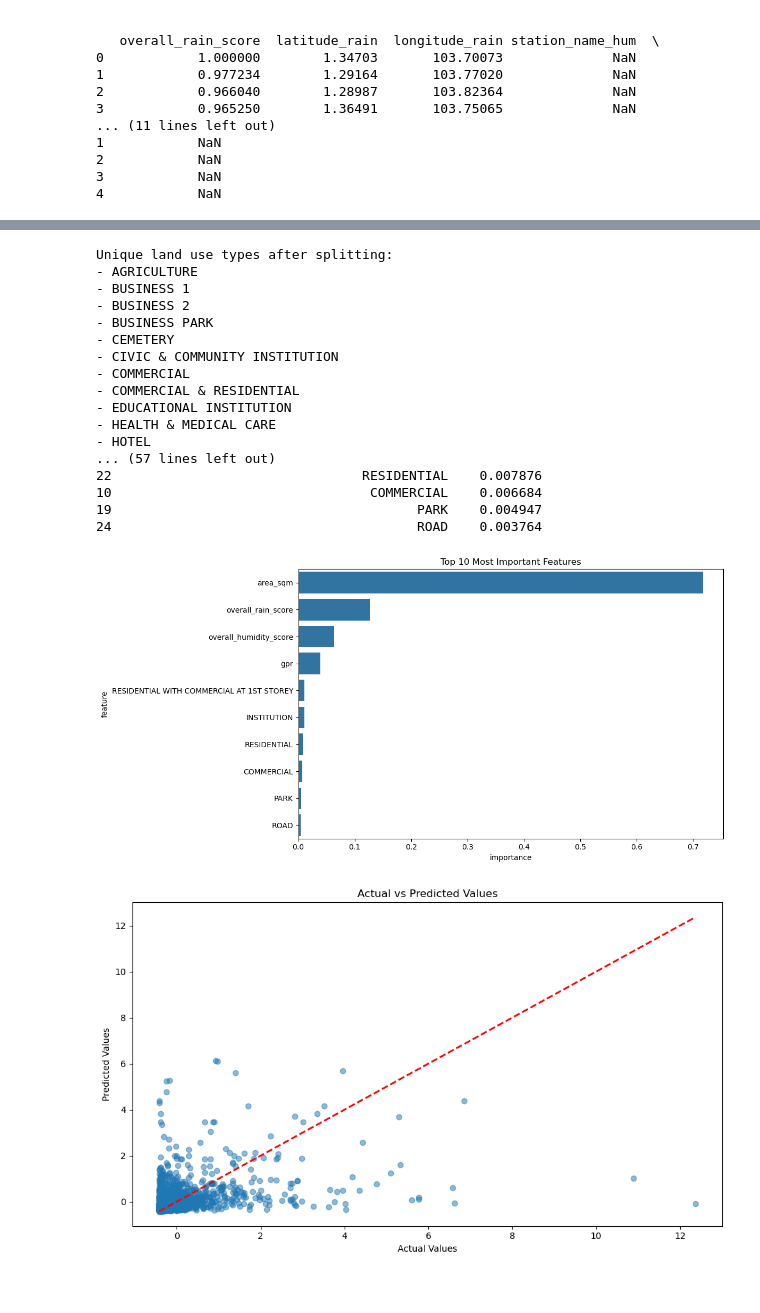
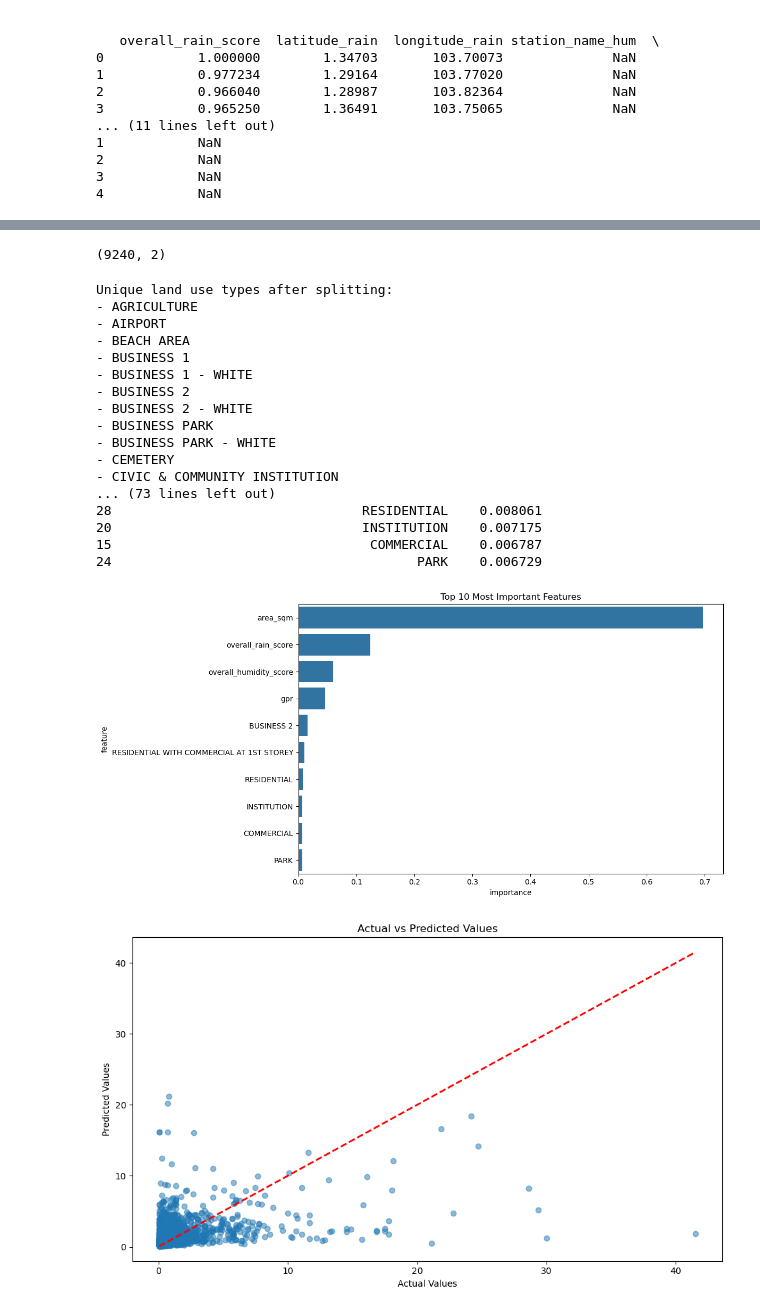
Before and after one commit to rongrongrr/IRS-PM-2025-01-11-AIS07PT-Team_Dengue-Dengue_Outbreak_Prediction_System, a Jupyter notebook: prediction_model/DenguePredication.ipynb, the cells around one changed output, grey strips where cells are left out. Cells and saved outputs as stored; diff of their text form; code cells hidden in the pictures.

```diff
--- a/prediction_model/DenguePredication.ipynb
+++ b/prediction_model/DenguePredication.ipynb
@@ -436,7 +436,7 @@ dengue_by_postal.columns = ['postal_code', 'total_cases']
 merged_df = dengue_by_postal.merge(
     postal_landuse_mapping,
     on='postal_code',
-    how='left'
+    how='right'
 ).merge(
     land_use[['name', 'lu_desc', 'gpr', 'area_sqm']],
     left_on='landuse_name',
@@ -494,4 +494,8 @@ First 5 rows:
 4                0.381081        5.582876            0.607614
+# %%
+dengue_by_postal.shape
+# %% [output]
+(9240, 2)
 # %%
 import pandas as pd
 import numpy as np
@@ -503,14 +507,18 @@ import matplotlib.pyplot as plt
 import seaborn as sns
 
 # 1. Data Preprocessing
-def preprocess_data(df):
+import pandas as pd
+import numpy as np
+from sklearn.preprocessing import StandardScaler, MultiLabelBinarizer
+import pickle
+
+def preprocess_data(df, output_prefix='processed_dengue_data'):
     # Create a copy to avoid modifying original data
     processed_df = df.copy()
 
-    # Handle GPR values - convert 'EVA' to NaN and convert to float
+    # Handle GPR values
     processed_df['gpr'] = pd.to_numeric(processed_df['gpr'].replace(['EVA', 'NA', 'LND'], np.nan), errors='coerce')
-
-    # Fill missing values with median
+    processed_df['total_cases'] = processed_df['total_cases'].fillna(0)
     processed_df['gpr'] = processed_df['gpr'].fillna(processed_df['gpr'].median())
     processed_df['area_sqm'] = processed_df['area_sqm'].fillna(processed_df['area_sqm'].median())
     processed_df['overall_humidity_score'] = processed_df['overall_humidity_score'].fillna(processed_df['overall_humidity_score'].median())
@@ -522,41 +530,50 @@ def preprocess_data(df):
     processed_df[numerical_cols] = scaler.fit_transform(processed_df[numerical_cols])
 
     # Process lu_desc for multi-hot encoding
-    # Split descriptions containing "/" and strip whitespace
     def split_land_use(desc):
         return [d.strip() for d in desc.split('/')]
 
-    # Convert lu_desc to list of lists
     lu_desc_lists = processed_df['lu_desc'].apply(split_land_use)
-
-    # Multi-hot encode lu_desc
     mlb = MultiLabelBinarizer()
     lu_desc_encoded = mlb.fit_transform(lu_desc_lists)
-
-    # Create DataFrame with encoded values
     lu_desc_df = pd.DataFrame(lu_desc_encoded, columns=mlb.classes_)
 
-    # Print unique land use types after splitting
+    # Print land use info
     print("\nUnique land use types after splitting:")
     for col in sorted(lu_desc_df.columns):
         print(f"- {col}")
-
-    # Print count of each land use type
     print("\nCount of each land use type:")
     land_use_counts = lu_desc_df.sum().sort_values(ascending=False)
     print(land_use_counts)
 
     # Combine numerical and encoded categorical features
-    X = pd.concat([
-        processed_df[numerical_cols].drop('total_cases', axis=1),
-        lu_desc_df
+    X_all = pd.concat([
+        processed_df[numerical_cols].drop('total_cases', axis=1).reset_index(drop=True),
+        lu_desc_df.reset_index(drop=True)
     ], axis=1)
-    y = processed_df['total_cases']
+    # Put back postal code
+    X_all['postal_code'] = processed_df['postal_code'].reset_index(drop=True)
 
-    return X, y, scaler, mlb
+    y_all = processed_df['total_cases'].reset_index(drop=True)
+    combined_df_all = pd.concat([X_all, y_all], axis=1)
+
+    # Save combined DataFrame to pickle
+    combined_pickle_path = f"{output_prefix}_combined_all.pkl"
+    with open(combined_pickle_path, 'wb') as f:
+        pickle.dump(combined_df_all, f)
+    print(f"\nCombined DataFrame (all data) saved to: {combined_pickle_path}")
+
+    # Filter for total_cases > 0
+    positive_cases_df = combined_df_all[combined_df_all['total_cases'] > 0].copy()
+    X_filtered = positive_cases_df.drop(['total_cases', 'postal_code'], axis=1)
+    y_filtered = positive_cases_df['total_cases']
+
+    return X_filtered, y_filtered, scaler, mlb
+
 
 # 2. Model Training and Evaluation
 def train_and_evaluate_model(X, y):
+
     # Split the data
     X_train, X_test, y_train, y_test = train_test_split(X, y, test_size=0.2, random_state=42)
 
@@ -596,42 +613,42 @@ def plot_results(model, feature_importance, y_test, y_pred):
     # Plot actual vs predicted
     plt.figure(figsize=(10, 6))
     plt.scatter(y_test, y_pred, alpha=0.5)
     plt.plot([y_test.min(), y_test.max()], [y_test.min(), y_test.max()], 'r--', lw=2)
     plt.xlabel('Actual Values')
     plt.ylabel('Predicted Values')
     plt.title('Actual vs Predicted Values')
     plt.tight_layout()
     plt.show()
 
 # Execute the pipeline
 X, y, scaler, mlb = preprocess_data(final_df)
 model, X_train, X_test, y_train, y_test, y_pred, mse, r2, feature_importance = train_and_evaluate_model(X, y)
 
 # Print results
 print(f"\nMean Squared Error: {mse:.4f}")
 print(f"R² Score: {r2:.4f}")
 print("\nTop 10 Most Important Features:")
 print(feature_importance.head(10))
 
 # Plot results
 plot_results(model, feature_importance, y_test, y_pred)
 # %% [output]
 Unique land use types after splitting:
 - AGRICULTURE
+- AIRPORT
+- BEACH AREA
 - BUSINESS 1
+- BUSINESS 1 - WHITE
 - BUSINESS 2
+- BUSINESS 2 - WHITE
 - BUSINESS PARK
+- BUSINESS PARK - WHITE
 - CEMETERY
 - CIVIC & COMMUNITY INSTITUTION
-- COMMERCIAL
-- COMMERCIAL & RESIDENTIAL
-- EDUCATIONAL INSTITUTION
-- HEALTH & MEDICAL CARE
-- HOTEL
-... (57 lines left out)
-22                                RESIDENTIAL    0.007876
-10                                 COMMERCIAL    0.006684
-19                                       PARK    0.004947
-24                                       ROAD    0.003764
+... (73 lines left out)
+28                                RESIDENTIAL    0.008061
+20                                INSTITUTION    0.007175
+15                                 COMMERCIAL    0.006787
+24                                       PARK    0.006729
-[figure, old version]
+[figure, new version]
-[figure, old version]
+[figure, new version]
```
Also changed, not shown: parts of 7 cells of this notebook, 1 other file.
